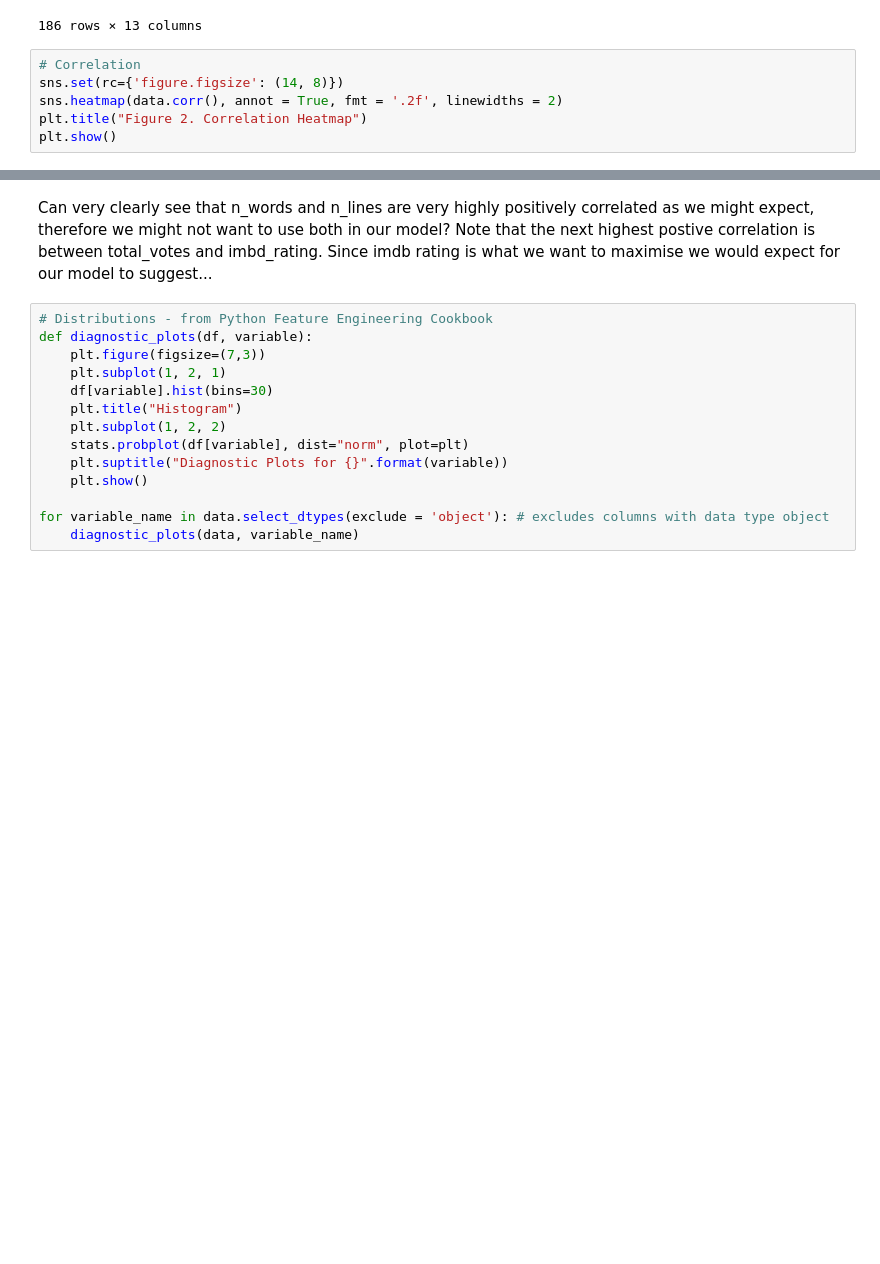
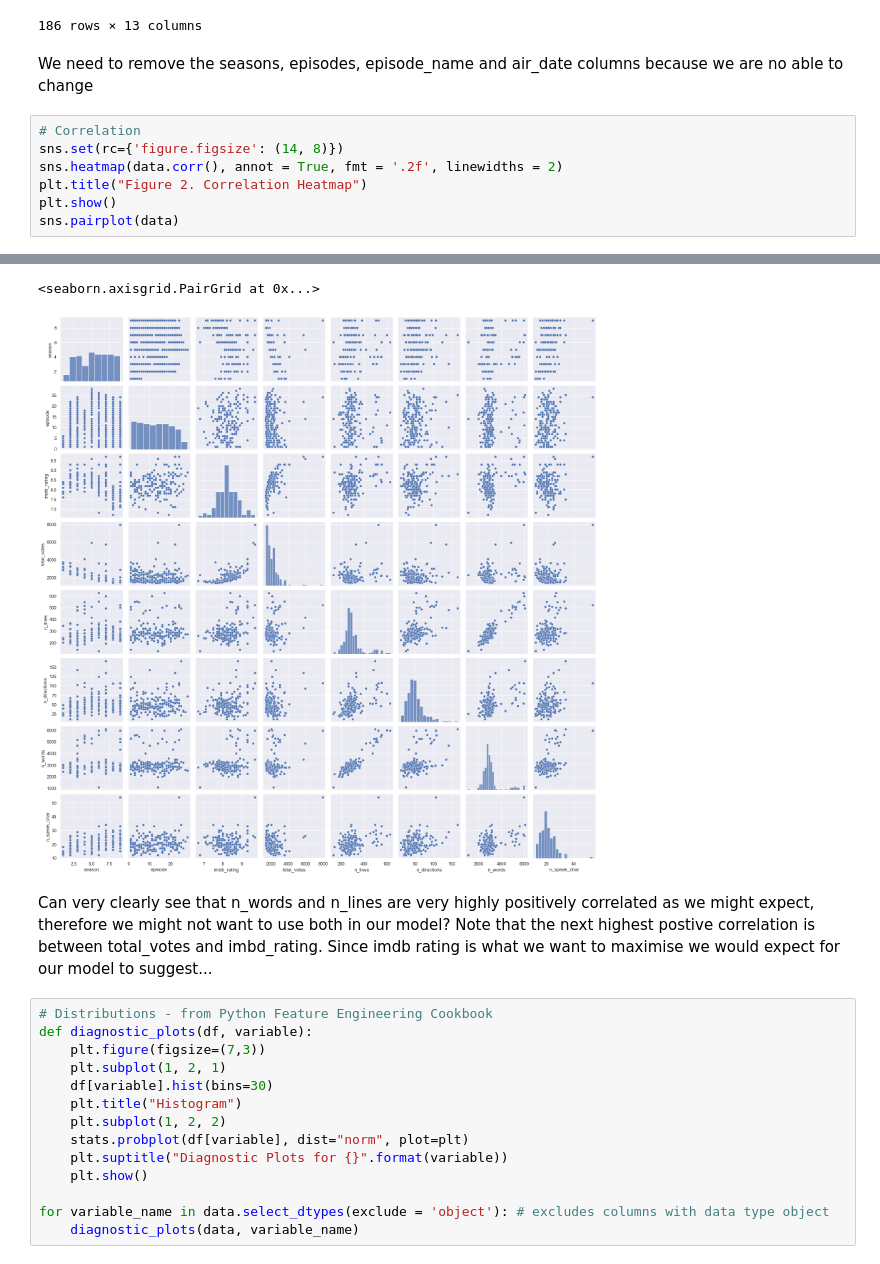
Before and after one commit to aidangarrity/MachineLearningProj1, a Jupyter notebook: project1.ipynb, the cells around one changed output, grey strips where cells are left out. Saved outputs shown, nothing was run; the diff lists cells and outputs as text; blank space fills up the shorter version.

```diff
--- a/project1.ipynb
+++ b/project1.ipynb
@@ -93,14 +93,19 @@ memory usage: 19.0+ KB
 | 184 | 9 | 22 | A.A.R.M | David Rogers | Brent Forrester | 9.3 | 2860 | 2013-05-09 | 501 | ... |
 | 185 | 9 | 24 | Finale | Ken Kwapis | Greg Daniels | 9.7 | 7934 | 2013-05-16 | 522 | ... |
 186 rows × 13 columns
+# %% [markdown]
+We need to remove the seasons, episodes, episode_name and air_date columns because we are no able to change
 # %%
 # Correlation
 sns.set(rc={'figure.figsize': (14, 8)})
 sns.heatmap(data.corr(), annot = True, fmt = '.2f', linewidths = 2)
 plt.title("Figure 2. Correlation Heatmap")
 plt.show()
+sns.pairplot(data)
 # %% [output]
 [figure]
+<seaborn.axisgrid.PairGrid at 0x...>
+[figure, added]
 # %% [markdown]
 Can very clearly see that n_words and n_lines are very highly positively correlated as we might expect, therefore we might not want to use both in our model?
 Note that the next highest postive correlation is between total_votes and imbd_rating.
```
Also changed, not shown: parts of 1 cell of this notebook.
